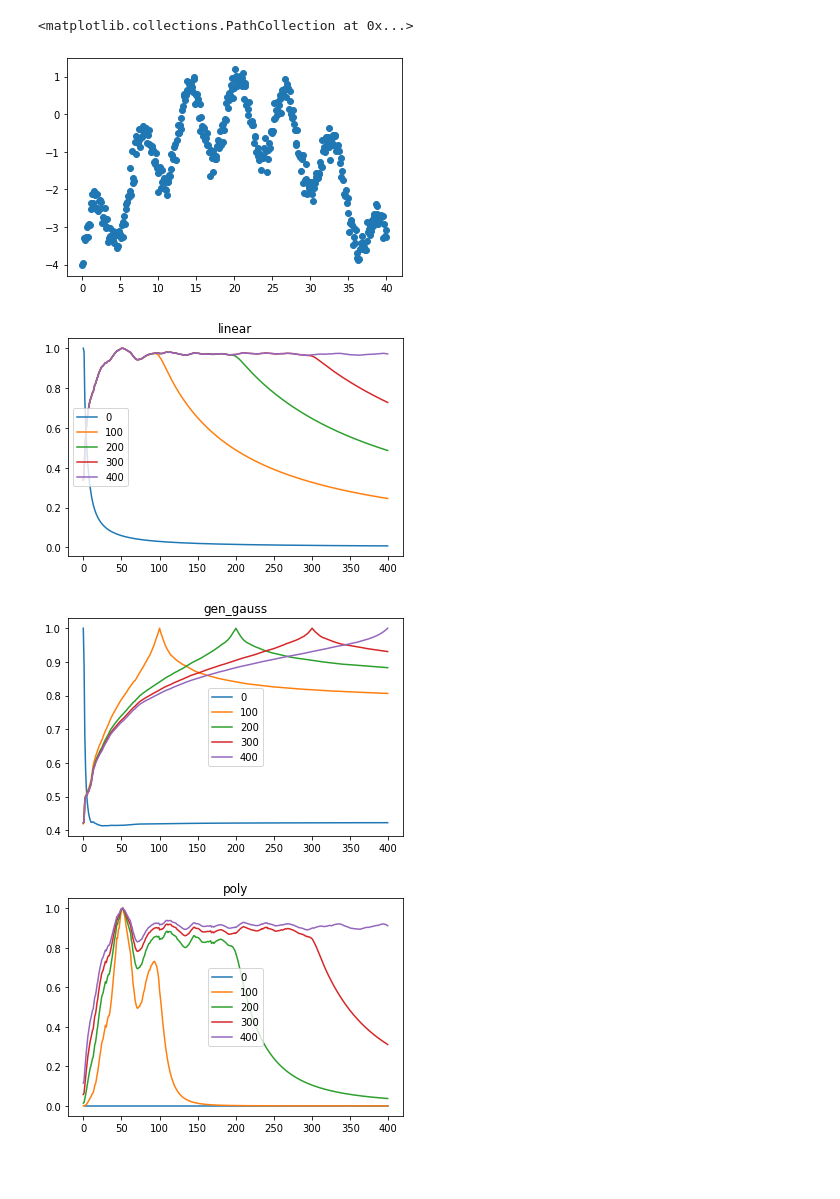
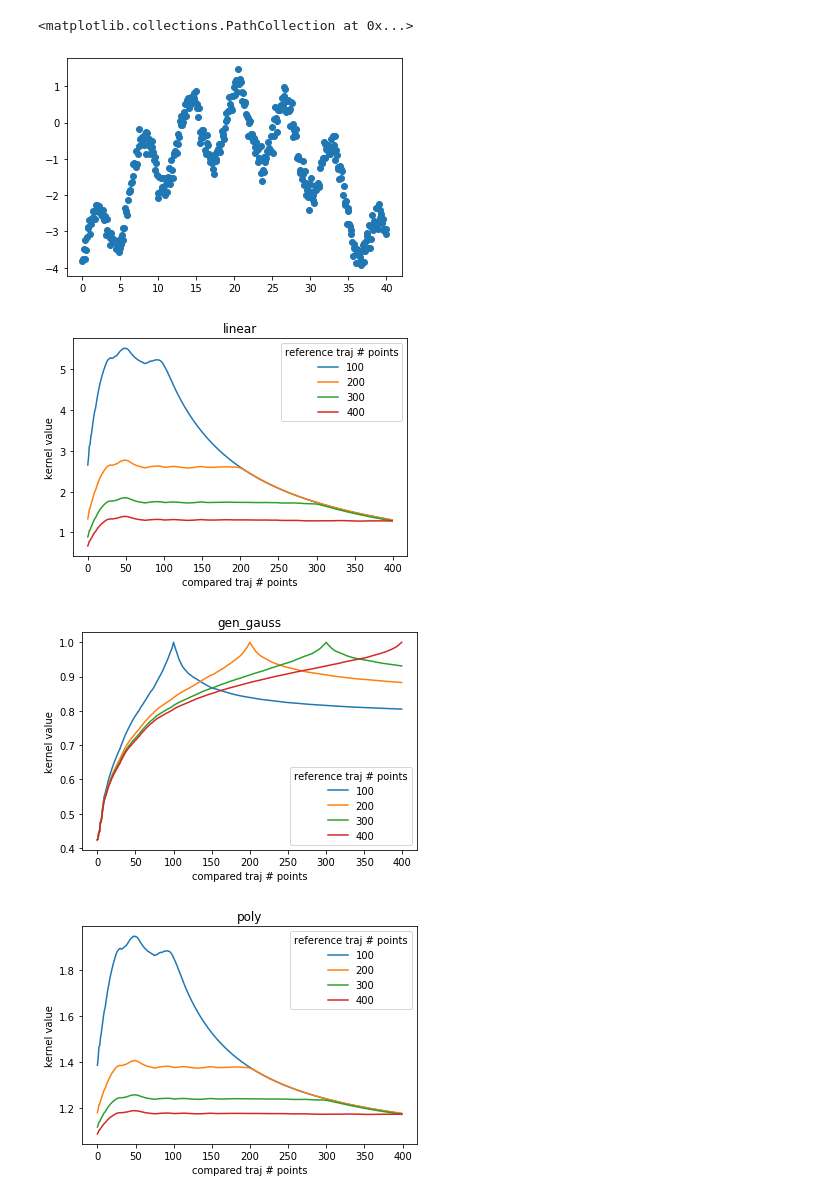
Before and after one commit to zalandoresearch/JaxRK, a Jupyter notebook: examples/Process_kernels_experiments.ipynb, the cells around one changed output. Saved outputs shown, nothing was run; the diff lists cells and outputs as text; code cells hidden in the pictures; blank space fills up the shorter version.

Commit message:
updated Process kernel notebook

```diff
--- a/examples/Process_kernels_experiments.ipynb
+++ b/examples/Process_kernels_experiments.ipynb
@@ -15,23 +15,25 @@ from sklearn.datasets import make_moons
 x = np.linspace(0, 40, 400).reshape((-1, 1))
 y = np.sin(x) -(0.1*(x-20))**2 + randn(len(x)).reshape((-1, 1)) * 0.2
 out_kern = GaussianKernel(0.5)
-refervec = FiniteVec(out_kern, np.linspace(y[:-201].min() - 4, y[:-201].max() + 4, 6000)[:, None])
 
 pl.scatter(x.T, y.T)
 # %% [output]
 <matplotlib.collections.PathCollection at 0x...>
-[figure, old version]
+[figure, new version]
 # %%
 spv = SpVec(out_kern, np.hstack((x, y)), np.array([len(x)]), use_subtrajectories = True)
 # %%
 for dist in ("linear", "gen_gauss", "poly"):
-    inn = spv.inner(dist = dist)
+    spv.use_inner = dist
+    inn = spv.inner()
     pl.figure()
-    for i in range(0, 401, 100):
-        pl.plot(inn[i]/np.abs(inn[i]).max(), label=str(i))
-    pl.legend(loc="best")
+    for i in range(100, 401, 100):
+        pl.plot(inn[i], label=str(i))
+    pl.legend(loc="best", title="reference traj # points")
     pl.title(dist)
+    pl.xlabel("compared traj # points")
+    pl.ylabel("kernel value")
 # %% [output]
-[figure, old version]
+[figure, new version]
-[figure, old version]
+[figure, new version]
-[figure, old version]
+[figure, new version]
```
Also changed, not shown: parts of 5 cells of this notebook, 1 other file.
